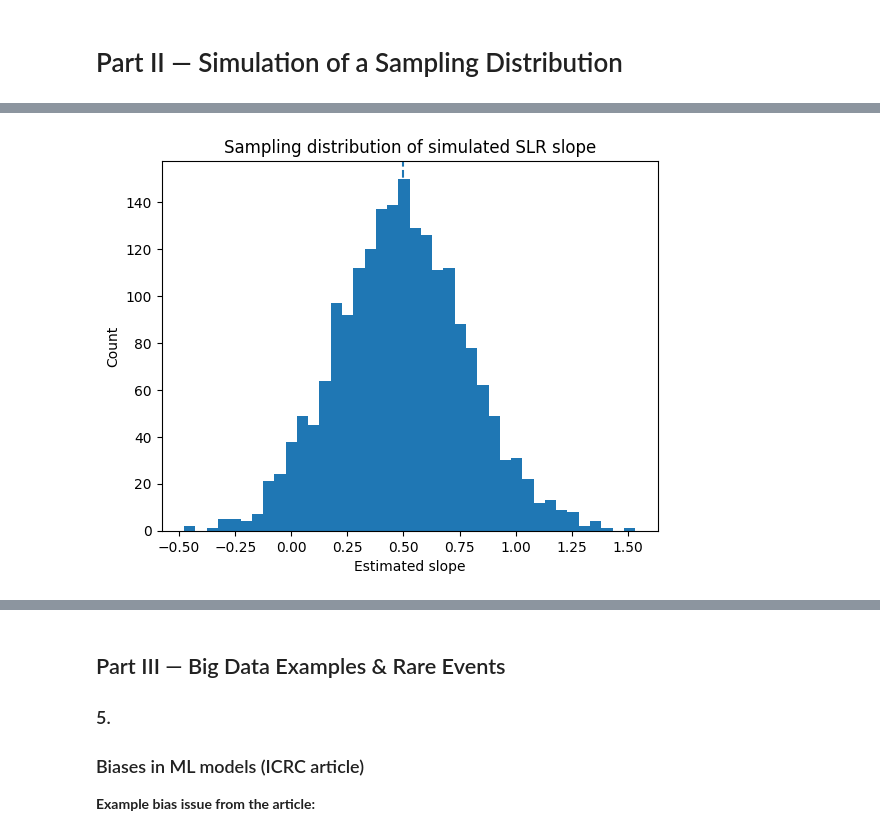
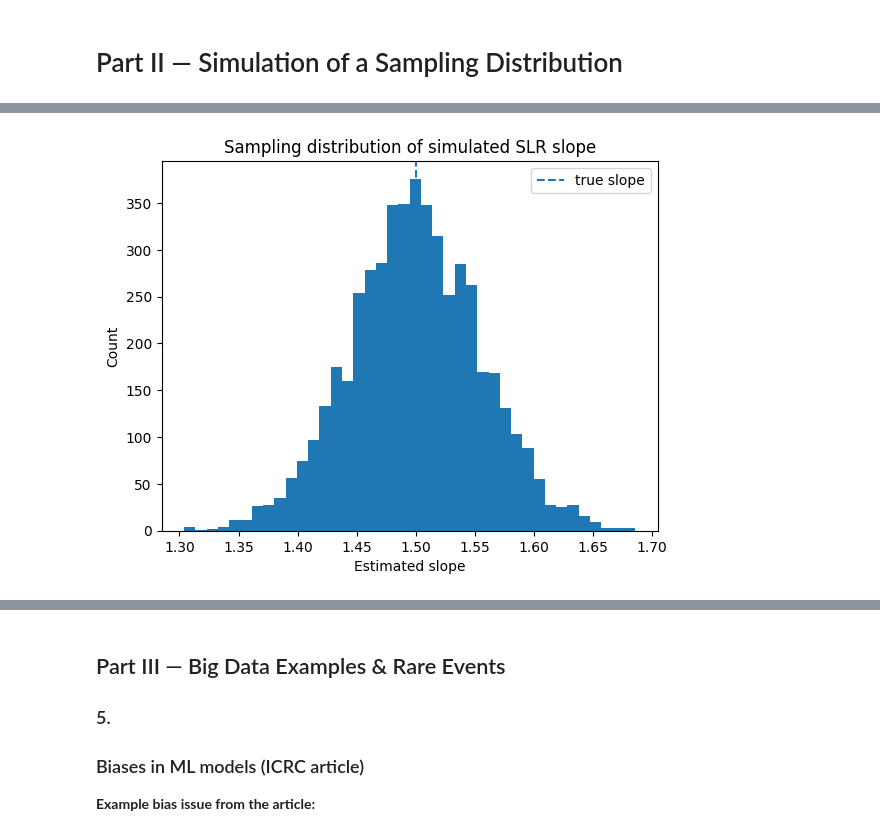
Before and after one commit to Alex-Devoid/st554-HW5, a Jupyter notebook: st554_HW5.ipynb, the cells around one changed output, grey strips where cells are left out. Cells and saved outputs as stored; diff of their text form; code cells hidden in the pictures.

```diff
--- a/st554_HW5.ipynb
+++ b/st554_HW5.ipynb
@@ -76,16 +79,0 @@ sigma = 2.0
-# %%
-# repeatedly simulate (x, y) then fit slope
-slopes = np.empty(B, dtype=float)
-
-for b in range(B):
-    x = rng.normal(loc=0.0, scale=1.0, size=n)
-    eps = rng.normal(loc=0.0, scale=sigma, size=n)
-    y = beta0_true + beta1_true * x + eps
-
-    # closed-form slope
-    xbar = x.mean()
-    ybar = y.mean()
-    b1_hat = np.sum((x - xbar) * (y - ybar)) / np.sum((x - xbar) ** 2)
-    slopes[b] = b1_hat
-
-slopes.mean(), slopes.std(ddof=1)
@@ -94,14 +92,36 @@ slopes.mean(), slopes.std(ddof=1)
+# %%
+from sklearn.linear_model import LinearRegression
+
+# store slope estimates from each simulated dataset
+slopes = np.zeros(B)
+
+for b in range(B):
+
+    # generate error terms using standard normal distribution
+    eps = rng.standard_normal(n)
+
+    # generate response values using the SLR model
+    # Yi = beta0 + beta1 * xi + Ei
+    y = beta0_true + beta1_true * x + sigma * eps
+
+    # fit SLR using sklearn
+    # and find the least squares estimate of the slope
+    model = LinearRegression().fit(x.reshape(-1, 1), y)
+
+    # save estimated slope
+    slopes[b] = model.coef_[0]
 # %%
 # taking a look at the sampling distribution
 plt.figure()
 plt.hist(slopes, bins=40)
-plt.axvline(beta1_true, linestyle="--")
+plt.axvline(beta1_true, linestyle="--", label="true slope")
 plt.title("Sampling distribution of simulated SLR slope")
 plt.xlabel("Estimated slope")
 plt.ylabel("Count")
+plt.legend()
 plt.show()
 # %% [output]
-[figure, old version]
+[figure, new version]
 # %%
 # Approximate P(sample slope > 1.65)
 prob_gt_165 = float(np.mean(slopes > 1.65))
```
Also changed, not shown: parts of 18 cells of this notebook.
